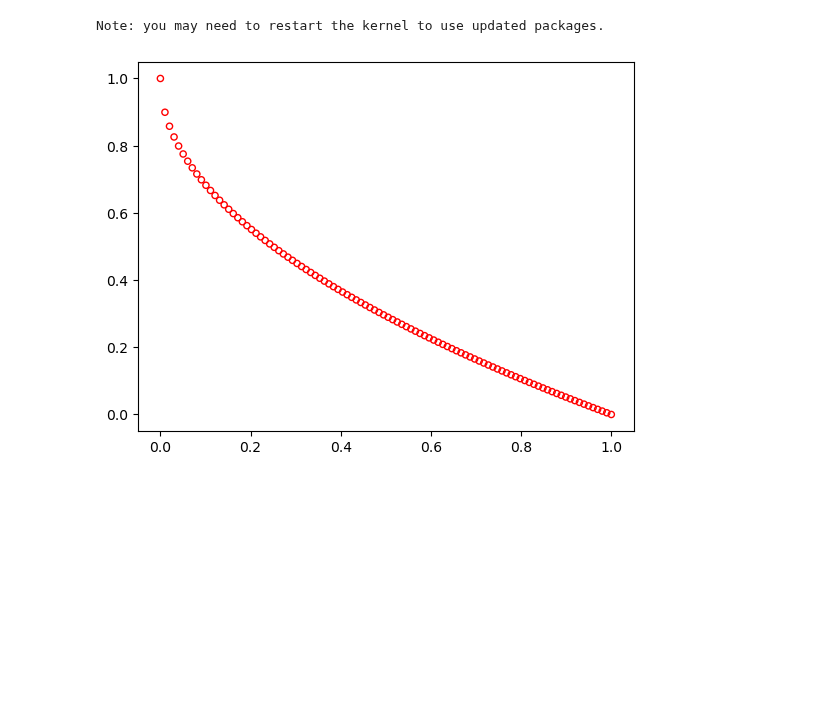
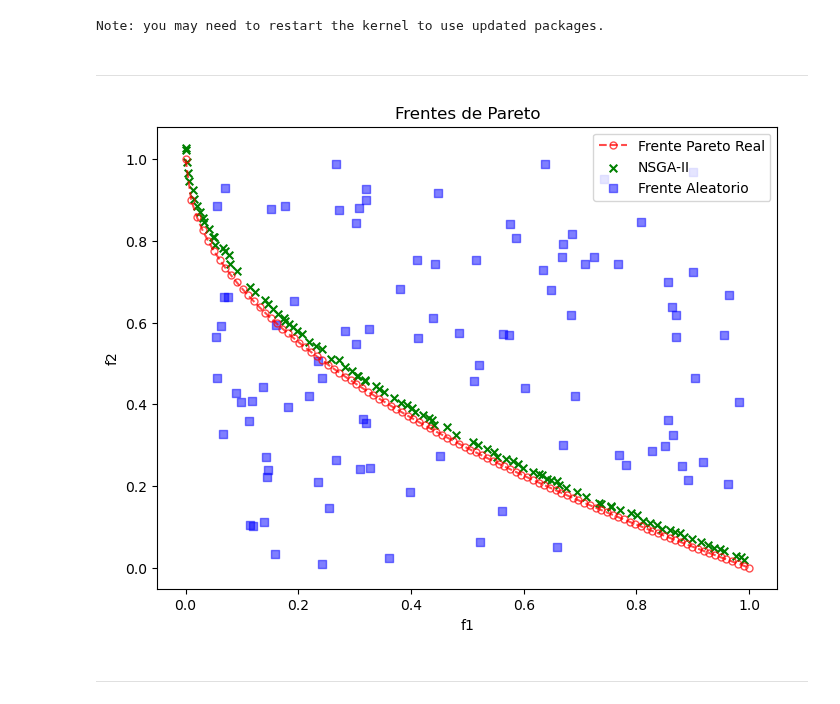
Before and after one commit to JorgeDC01/EMOC, a Jupyter notebook: H2/ZDT1.ipynb, the cells around one changed output. Cells and saved outputs as stored; diff of their text form; code cells hidden in the pictures; blank space fills up the shorter version.

```diff
--- a/H2/ZDT1.ipynb
+++ b/H2/ZDT1.ipynb
@@ -16,7 +18,44 @@ from pymoo.visualization.scatter import Scatter
 from pymoo.algorithms.moo.nsga2 import NSGA2
 from pymoo.optimize import minimize
-# %%
-problem = get_problem("zdt1")
-plot(problem.pareto_front(), no_fill=True)
-# %% [output]
-[figure, removed]
+# %% [markdown]
+---
+# %%
+problem = get_problem("zdt1")
+algorithm = NSGA2(pop_size=100)
+res_obj = minimize(problem, algorithm, ('n_gen', 100), verbose=False)
+
+# Genera un frente de pareto aleatorio
+def random_pareto_front(num_points=100):
+    f1 = np.random.uniform(0, 1, num_points)
+    f2 = np.random.uniform(0, 1, num_points)
+    return np.column_stack([f1, f2])
+
+# Función para graficar los frentes de Pareto
+def plot_pareto(problem, res_obj, random_front):
+    # Extraer los valores de fitness de NSGA-II
+    nsga2_f1, nsga2_f2 = res_obj.F[:, 0], res_obj.F[:, 1]
+
+    plt.figure(figsize=(8, 6))
+
+    # Frente de Pareto real de ZDT1 (rojo, puntos huecos)
+    plt.plot(problem.pareto_front()[:, 0], problem.pareto_front()[:, 1],
+             color="red", label="Frente Pareto Real", linestyle="--", marker='o', markersize=5, alpha=0.7, markerfacecolor='none')
+
+    # Frente de Pareto de NSGA-II (verde, puntos sólidos)
+    plt.scatter(nsga2_f1, nsga2_f2, color="green", label="NSGA-II", s=30, marker='x', edgecolor="black")
+
+    # Frente de Pareto aleatorio (azul, puntos con opacidad)
+    plt.scatter(random_front[:, 0], random_front[:, 1], color="blue", label="Frente Aleatorio", alpha=0.5, marker='s')
+
+    plt.xlabel("f1")
+    plt.ylabel("f2")
+    plt.title("Frentes de Pareto")
+    plt.legend()
+    plt.show()
+
+random_front = random_pareto_front()
+plot_pareto(problem, res_obj, random_front)
+# %% [output]
+[figure, added]
+# %% [markdown]
+---
```
Also changed, not shown: parts of 6 cells of this notebook.
